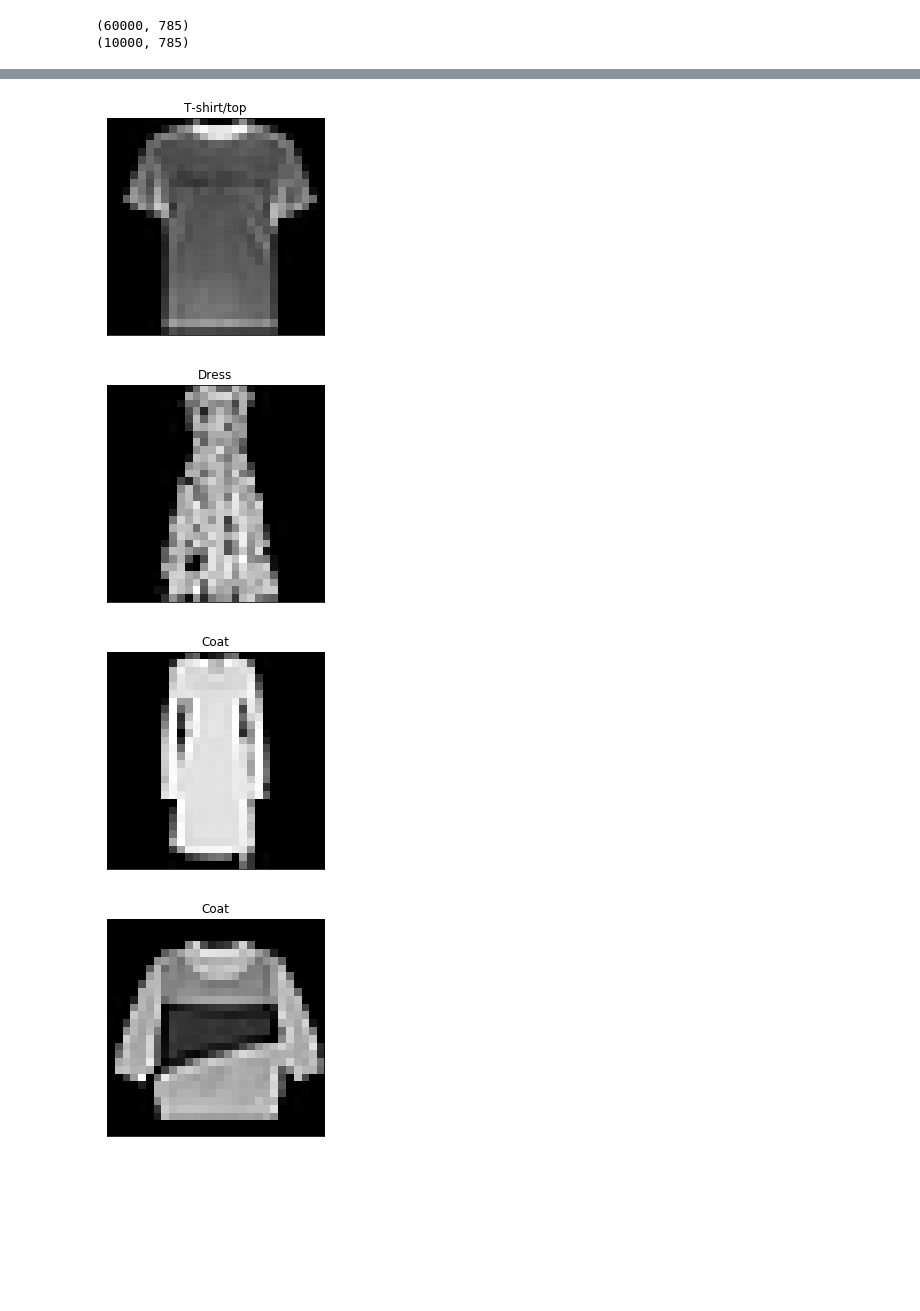
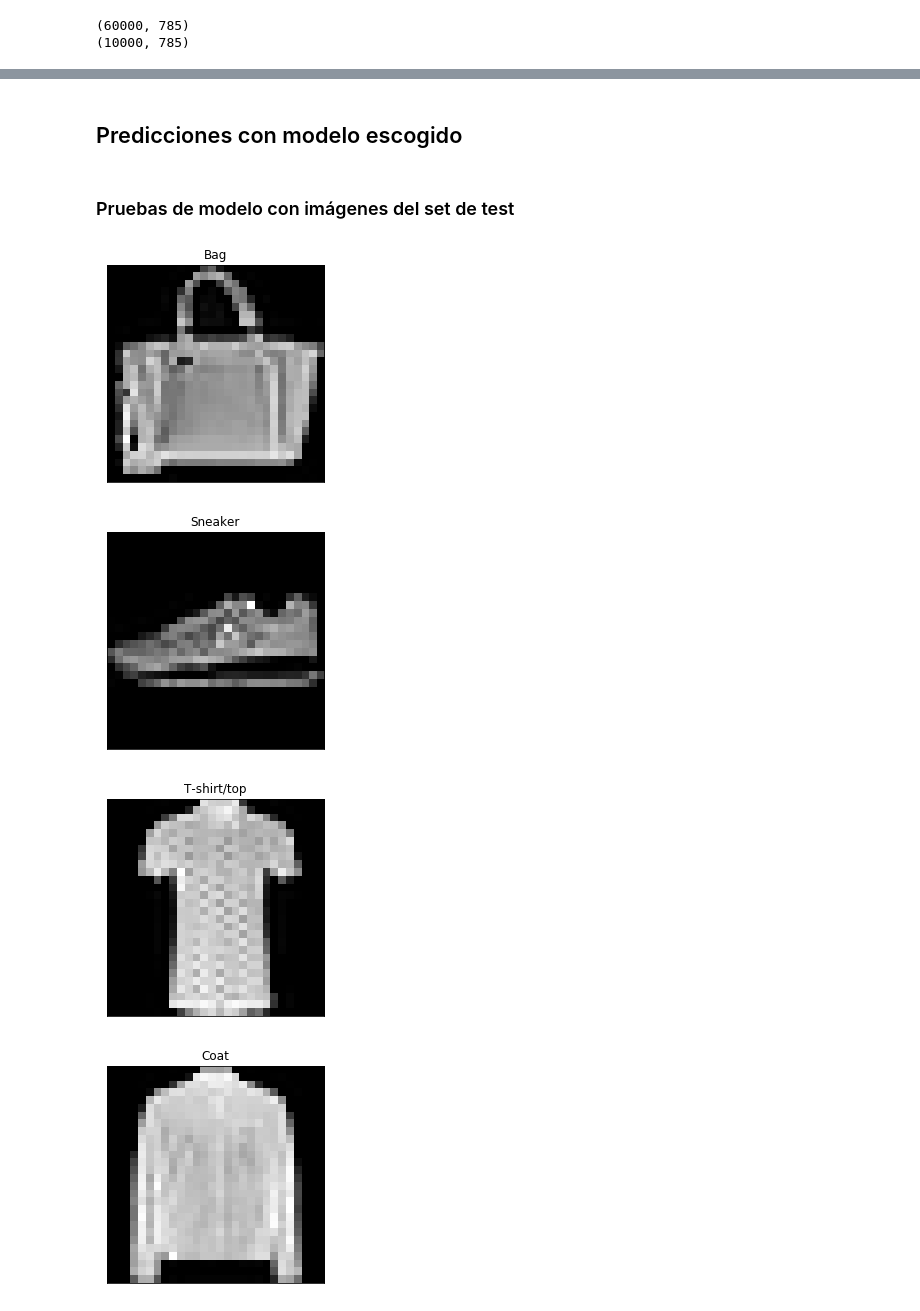
Before and after one commit to jpcarranza94/StatisticalLearningI, a Jupyter notebook: TF Fashion MNIST LR/Fashion_mnist.ipynb, the cells around one changed output, grey strips where cells are left out. Drawn from its saved outputs; the diff is of its cells as text; code cells hidden in the pictures; blank space fills up the shorter version.

Commit message:
Enhanced best model

```diff
--- a/TF Fashion MNIST LR/Fashion_mnist.ipynb
+++ b/TF Fashion MNIST LR/Fashion_mnist.ipynb
@@ -212,15 +223,15 @@ def training(lr, epochs, frecprint, x_train, x_test, labels_train, labels_test):
 
     g = tf.Graph()
     with g.as_default():
-        # Inicialización de objeto de clase LinearModel
+        # Inicialización de objeto de clase LogisticRegressionSoftmax
         modelo = LogisticRegressionSoftmax(x_train, onehotlabels_train)
         # Definicion de placeholders para input de data a grafo
         with tf.name_scope("train_tensors"):
-            tensor_x_train = tf.placeholder(tf.float32, [None,None], "tensor_x_train")
-            tensor_labels_train = tf.placeholder(tf.float32, [None,None], "tensor_labels_train")
+            tensor_x_train = tf.placeholder(tf.float32, [None,x_train.shape[1]], "tensor_x_train")
+            tensor_labels_train = tf.placeholder(tf.float32, [None,labels_train.shape[1]], "tensor_labels_train")
         with tf.name_scope("test_tensors"):
-            tensor_x_test = tf.placeholder(tf.float32, [None,None], "tensor_x_test")
-            tensor_labels_test = tf.placeholder(tf.float32, [None,None], "tensor_labels_test")
+            tensor_x_test = tf.placeholder(tf.float32, [x_test.shape[0], x_test.shape[1]], "tensor_x_test")
+            tensor_labels_test = tf.placeholder(tf.float32, [labels_test.shape[0], labels_test.shape[1]], "tensor_labels_test")
         # Utilizacion de método update para hacer el entrenamiento
         update_parameters = modelo.update(tensor_x_train, tensor_labels_train, tensor_x_test, tensor_labels_test, lr)
 
@@ -234,6 +245,7 @@ def training(lr, epochs, frecprint, x_train, x_test, labels_train, labels_test):
         with tf.train.MonitoredSession() as session:
 
             for i in range(total_steps + 1):
+                # Mini batch gradient descent with batch size 32
                 offset = (i * batch_size) % (labels_train.shape[0] - batch_size)
                 batch_data = x_train[offset:(offset + batch_size),]
                 batch_labels = labels_train[offset:(offset + batch_size),]
@@ -317,0 +378,2 @@ Epoch: 5 test error: 0.68409806 test accuracy: 0.8187
+# %%
+weights_normal = training(0.01, 15, 100, x_train_normalized, x_test_normalized, onehotlabels_train, onehotlabels_test)
@@ -318,3 +419,5 @@ Epoch: 5 test error: 0.68409806 test accuracy: 0.8187
+# %% [markdown]
+## Predicciones con modelo escogido
 # %%
 def prediction(tensor_x, img_num, weights):
     tf.logging.set_verbosity(tf.logging.ERROR)
@@ -331,20 +434,22 @@ def prediction(tensor_x, img_num, weights):
         feed_dict = {tensor_x_test:tensor_x, tensor_w_test: weights}
         predicted_label = session.run(prediction_softmax, feed_dict = feed_dict)
         label_dictionary.get(int(predicted_label))
-        plt.imshow(train_images[img_num], cmap = 'gray')
+        plt.imshow(test_images[img_num], cmap = 'gray')
         plt.title(label_dictionary.get(int(predicted_label)))
         plt.xticks([])
         plt.yticks([])
         plt.show()
+# %% [markdown]
+### Pruebas de modelo con imágenes del set de test
 # %%
 from random import sample
 
-indices = list(np.linspace(0,len(x_train), len(x_train), dtype=np.int32))
+indices = list(np.linspace(0,len(x_test), len(x_test), dtype=np.int32))
 
 for i in sample(indices,5):
-    prediction(x_train, i, weights_normal)
+    prediction(x_test_normalized, i, weights_normal)
 # %% [output]
-[figure, old version]
+[figure, new version]
-[figure, old version]
+[figure, new version]
-[figure, old version]
+[figure, new version]
-[figure, old version]
+[figure, new version]
```
Also changed, not shown: parts of 23 cells of this notebook, 12 other files.
